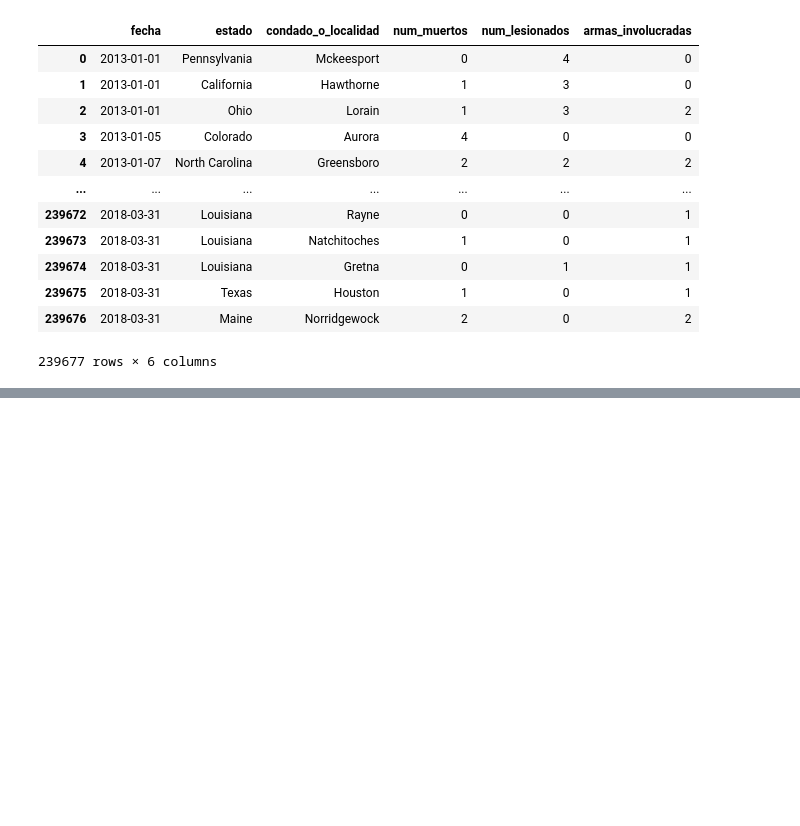
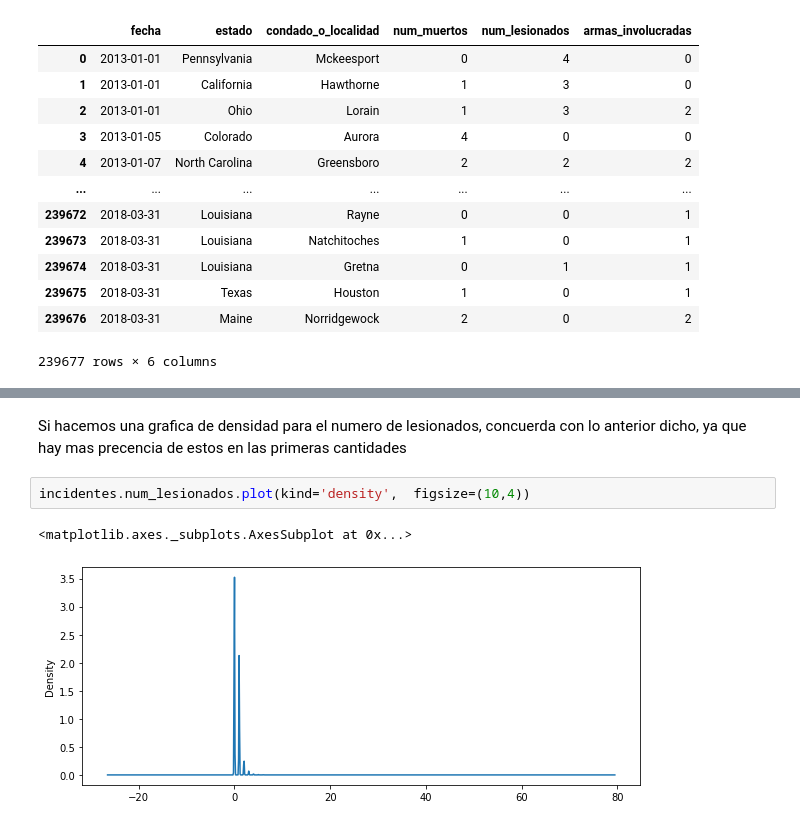
Before and after one commit to gonzalo91/Proyecto-Ciencia-de-datos, a Jupyter notebook: proyecto_final/Entregable2.ipynb, the cells around one changed output, grey strips where cells are left out. Saved outputs shown, nothing was run; the diff lists cells and outputs as text; blank space fills up the shorter version.

```diff
--- a/proyecto_final/Entregable2.ipynb
+++ b/proyecto_final/Entregable2.ipynb
@@ -412,0 +466,7 @@ participantes
+# %% [markdown]
+Si hacemos una grafica de densidad para el numero de lesionados, concuerda con lo anterior dicho, ya que hay mas precencia de estos en las primeras cantidades
+# %%
+incidentes.num_lesionados.plot(kind='density',  figsize=(10,4))
+# %% [output]
+<matplotlib.axes._subplots.AxesSubplot at 0x...>
+[figure, added]
```
Also changed, not shown: parts of 54 cells of this notebook.
